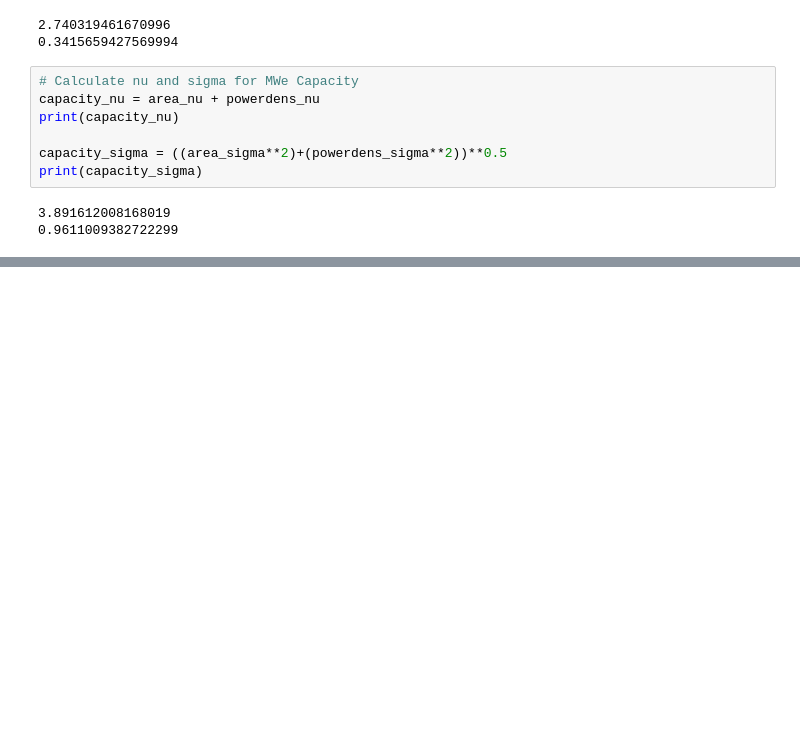
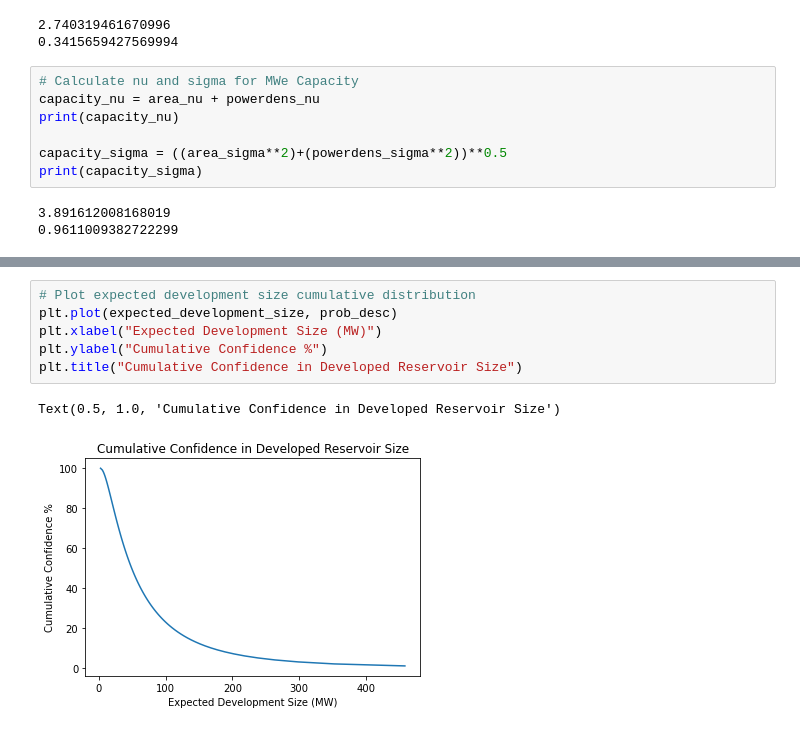
Before and after one commit to Geothermal-Resource-Capacity/Power-Density, a Jupyter notebook: notebooks/Resource_estimator_Hannah-checkpoint.ipynb, the cells around one changed output, grey strips where cells are left out. Saved outputs shown, nothing was run; the diff lists cells and outputs as text; blank space fills up the shorter version.

```diff
--- a/notebooks/Resource_estimator_Hannah-checkpoint.ipynb
+++ b/notebooks/Resource_estimator_Hannah-checkpoint.ipynb
@@ -103,0 +128,9 @@ for n in range(0,100):
+# %%
+# Plot expected development size cumulative distribution
+plt.plot(expected_development_size, prob_desc)
+plt.xlabel("Expected Development Size (MW)")
+plt.ylabel("Cumulative Confidence %")
+plt.title("Cumulative Confidence in Developed Reservoir Size")
+# %% [output]
+Text(0.5, 1.0, 'Cumulative Confidence in Developed Reservoir Size')
+[figure, added]
```
Also changed, not shown: parts of 3 cells of this notebook, 1 other file.
